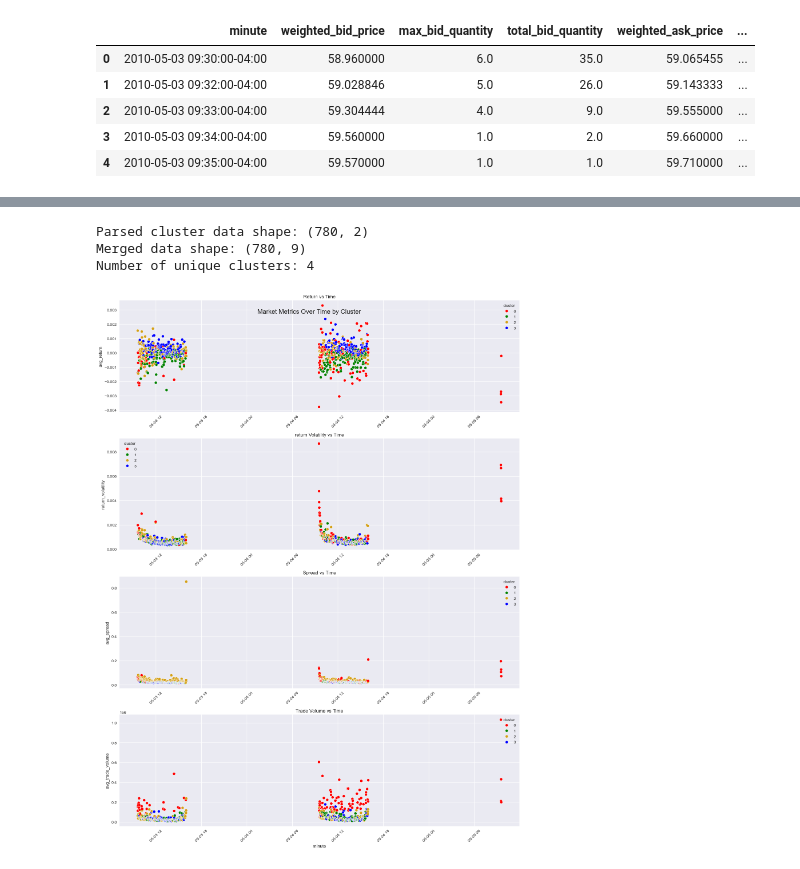
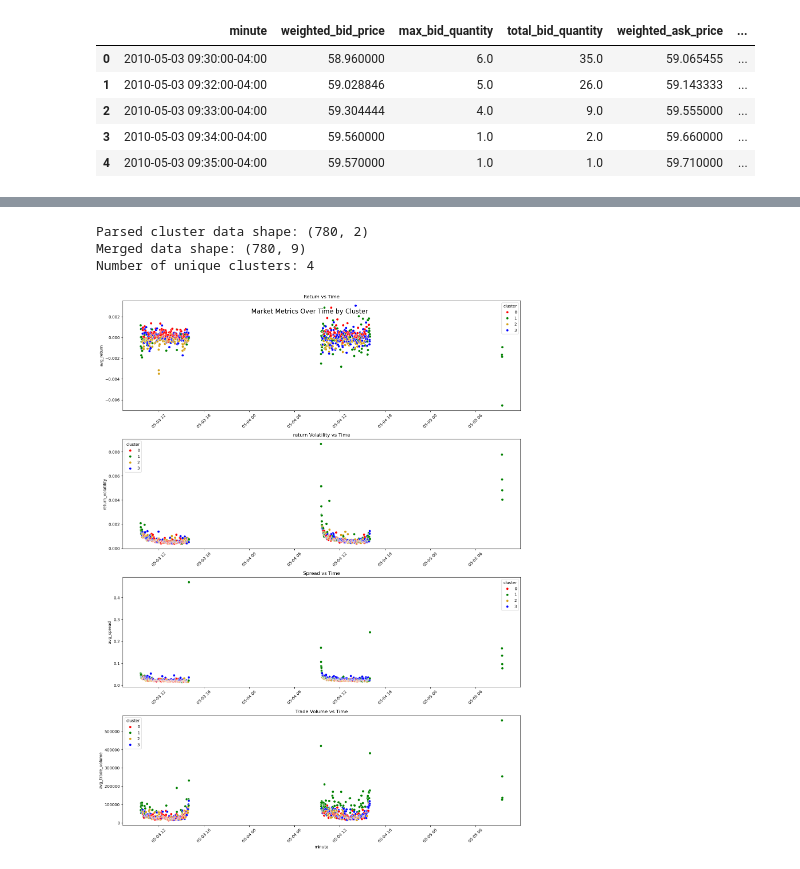
Before and after one commit to ghaliabennani/financial_big_data, a Jupyter notebook: Rolling_louvain_final.ipynb, the cells around one changed output, grey strips where cells are left out. Cells and saved outputs as stored; diff of their text form; code cells hidden in the pictures.

```diff
--- a/Rolling_louvain_final.ipynb
+++ b/Rolling_louvain_final.ipynb
@@ -300,8 +300,7 @@ def apply_strategy(merged_data):
 # %%
 market_data_pd = market_data.to_pandas()
 # %%
-windowed_results_pd = windowed_results.copy()
-#windowed_results_pd = windowed_results.to_pandas()
+windowed_results_pd = windowed_results.to_pandas()
 # %%
 merged_data = pd.merge(windowed_results_pd, market_data_pd, left_on="end_time", right_on="minute", how="inner")
 # %%
@@ -316,7 +315,7 @@ def preprocess_data_for_strat(merged_data):
     Fix formatting issues and ensure columns contain valid Python objects.
     """
     def fix_format(value):
-        if isinstance(value, (list, dict)):
+        if isinstance(value, (list, dict, np.ndarray)):
             return value  # Already a valid object
         try:
             # Replace newlines with commas for valid syntax
@@ -334,4 +333,4 @@ def preprocess_data_for_strat(merged_data):
 merged_data = preprocess_data_for_strat(merged_data)
 
 # Now, apply the strategy
-strategy_results = apply_strategy(merged_data)
+strategy_results = apply_strategy(merged_data, q=0.7)
@@ -390,9 +451,10 @@ def parse_cluster_data(cluster_assignments_str):
     cluster_data = eval('[' + cleaned_str + ']')
     return pd.DataFrame(cluster_data)
 
+
 def plot_market_metrics(market_df, cluster_assignments):
     # Set the style
-    plt.style.use('seaborn')
+    #plt.style.use('seaborn')
     # Create color palette for clusters
 
 
@@ -471,32 +533,32 @@ def plot_market_metrics(market_df, cluster_assignments):
 
 # Main execution
 def main():
     # Parse cluster assignments
-    cluster_df = parse_cluster_data(windowed_results_pd.iloc[6]['cluster_assignments'])
+    cluster_df = parse_cluster_data(str(windowed_results_pd.iloc[6]['cluster_assignments'].tolist()))
     print("Parsed cluster data shape:", cluster_df.shape)
 
     # Ensure market_data has the right column names
     if 'minute' not in market_data_pd.columns:
         print("Available columns in market_data:", market_data_pd.columns)
         # If minute is the index, reset it to be a column
         market_data_pd.reset_index(inplace=True)
         market_data_pd.rename(columns={'index': 'minute'}, inplace=True)
 
     # Ensure numeric columns are float
     numeric_columns = ['price_volatility', 'avg_return', 'return_volatility',
                       'avg_trade_volume', 'volume_volatility', 'avg_spread', 'advancing_stocks']
     for col in numeric_columns:
         if col in market_data_pd.columns:
             market_data_pd[col] = pd.to_numeric(market_data_pd[col], errors='coerce')
 
     # Create and show the plot
     fig = plot_market_metrics(market_data_pd, cluster_df)
     plt.show()
 
 if __name__ == "__main__":
     main()
 # %% [output]
 Parsed cluster data shape: (780, 2)
 Merged data shape: (780, 9)
 Number of unique clusters: 4
-[figure, old version]
+[figure, new version]
```
Also changed, not shown: parts of 7 cells of this notebook, 4 other files.
